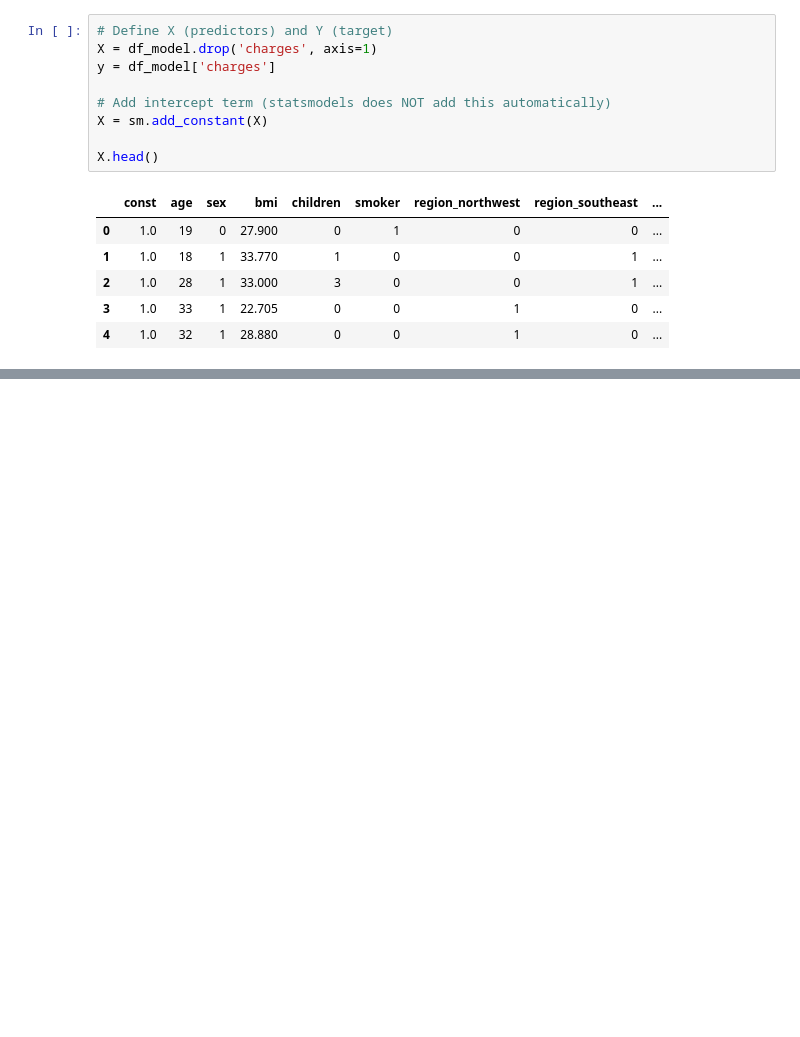
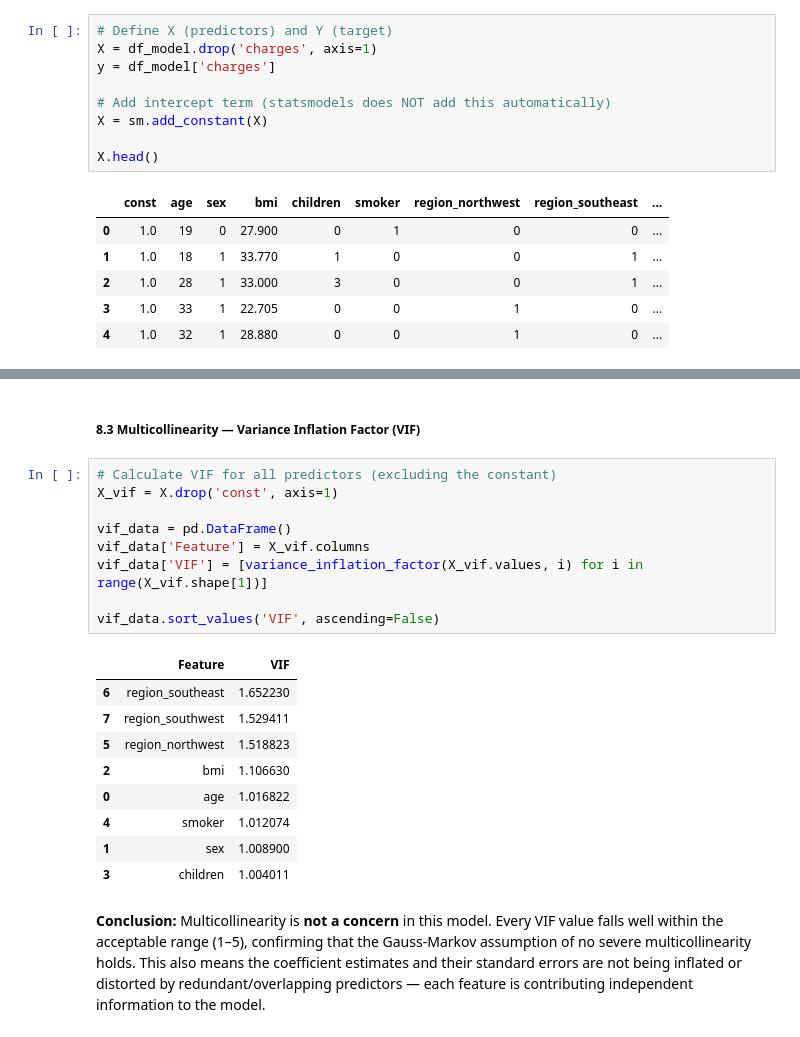
Before and after one commit to NandiniP78/202618008-DS602, a Jupyter notebook: notebooks/insurance.ipynb, the cells around one changed output, grey strips where cells are left out. Cells and saved outputs as stored; diff of their text form; blank space fills up the shorter version.

```diff
--- a/notebooks/insurance.ipynb
+++ b/notebooks/insurance.ipynb
@@ -313,0 +436,27 @@ Notes:
+# %% [markdown]
+##### 8.3 Multicollinearity — Variance Inflation Factor (VIF)
+# %%
+# Calculate VIF for all predictors (excluding the constant)
+X_vif = X.drop('const', axis=1)
+
+vif_data = pd.DataFrame()
+vif_data['Feature'] = X_vif.columns
+vif_data['VIF'] = [variance_inflation_factor(X_vif.values, i) for i in range(X_vif.shape[1])]
+
+vif_data.sort_values('VIF', ascending=False)
+# %% [output]
+|  | Feature | VIF |
+| 6 | region_southeast | 1.652230 |
+| 7 | region_southwest | 1.529411 |
+| 5 | region_northwest | 1.518823 |
+| 2 | bmi | 1.106630 |
+| 0 | age | 1.016822 |
+| 4 | smoker | 1.012074 |
+| 1 | sex | 1.008900 |
+| 3 | children | 1.004011 |
+# %% [markdown]
+**Conclusion:** Multicollinearity is **not a concern** in this model. Every VIF value falls well
+within the acceptable range (1–5), confirming that the Gauss-Markov assumption of no severe
+multicollinearity holds. This also means the coefficient estimates and their standard errors are
+not being inflated or distorted by redundant/overlapping predictors — each feature is
+contributing independent information to the model.
```
Also changed, not shown: parts of 10 cells of this notebook, 2 other files.
